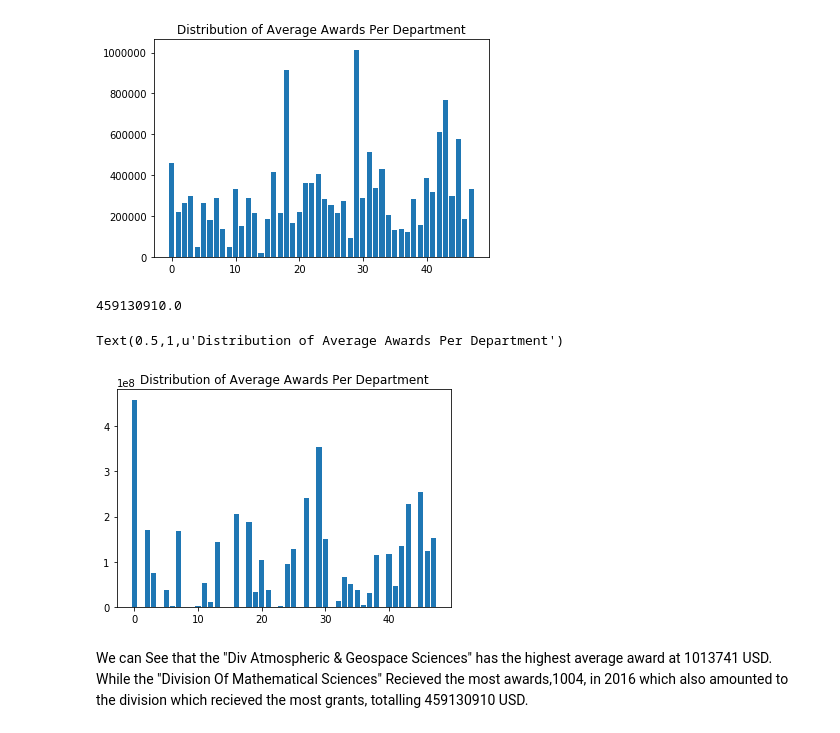
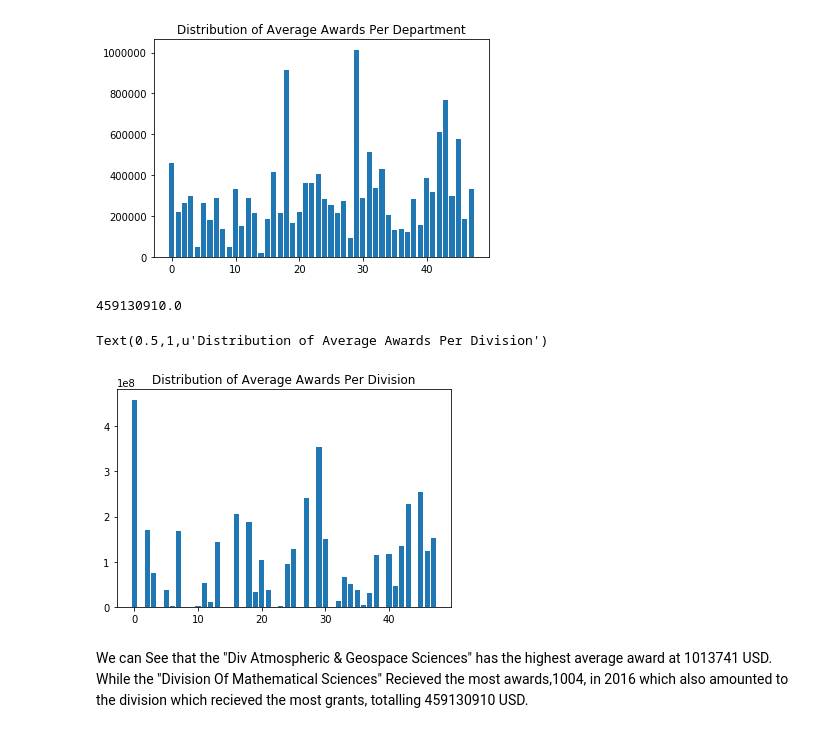
Before and after one commit to CViolinG/NSFGrantExploration, a Jupyter notebook: Proposal_Grant.ipynb, the cells around one changed output. Drawn from its saved outputs; the diff is of its cells as text; code cells hidden in the pictures.

```diff
--- a/Proposal_Grant.ipynb
+++ b/Proposal_Grant.ipynb
@@ -445,16 +445,16 @@ Text(0.5,1,u'Distribution of Average Awards Per Department')
 # %%
 uValues = list( set( data_2016.Division))
 xVals = awardsPerDivision.keys()
 xaxis = range(0,48)
 yVals = map( lambda x: awardValues[x], xaxis)
 print np.max(awardValues)
 import pylab
 pylab.title("Simple Distribution Visualization of awards per Division")
 pylab.bar( xaxis, yVals)
-pylab.title("Distribution of Average Awards Per Department")
+pylab.title("Distribution of Average Awards Per Division")
 # %% [output]
 459130910.0
-Text(0.5,1,u'Distribution of Average Awards Per Department')
+Text(0.5,1,u'Distribution of Average Awards Per Division')
-[figure, old version]
+[figure, new version]
 # %% [markdown]
 We can See that the "Div Atmospheric & Geospace Sciences" has the highest average award at 1013741 USD. While the "Division Of Mathematical Sciences" Recieved the most awards,1004, in 2016 which also amounted to the division which recieved the most grants, totalling 459130910 USD.
```
Also changed, not shown: 1 other file.
